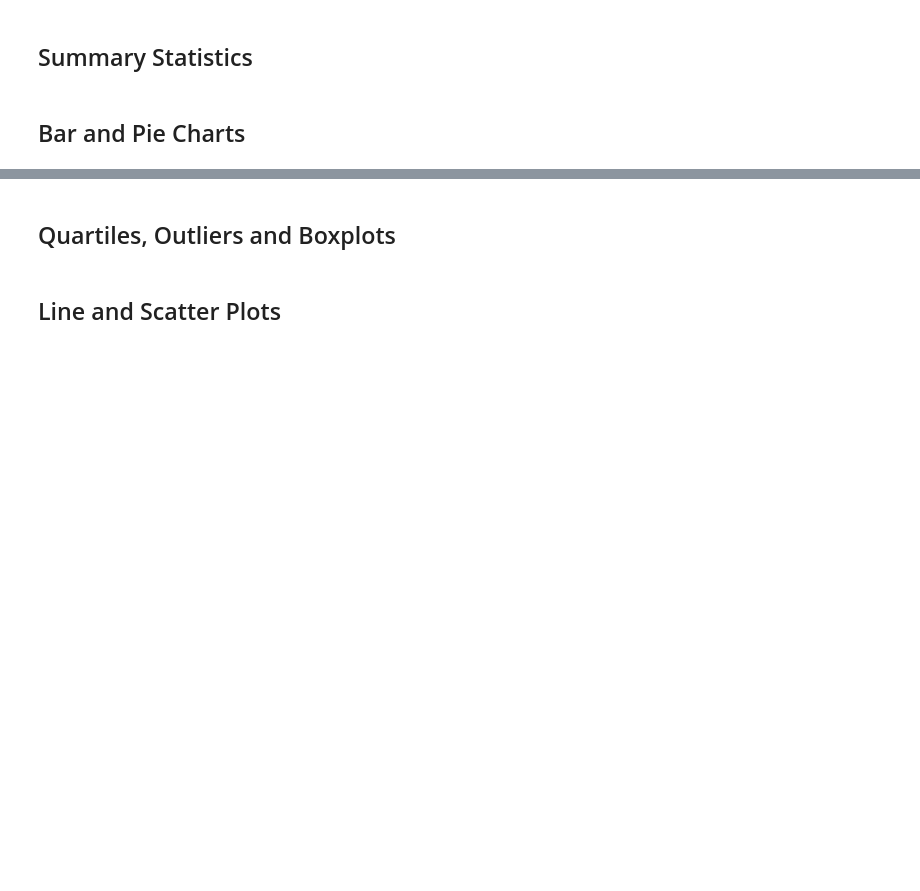
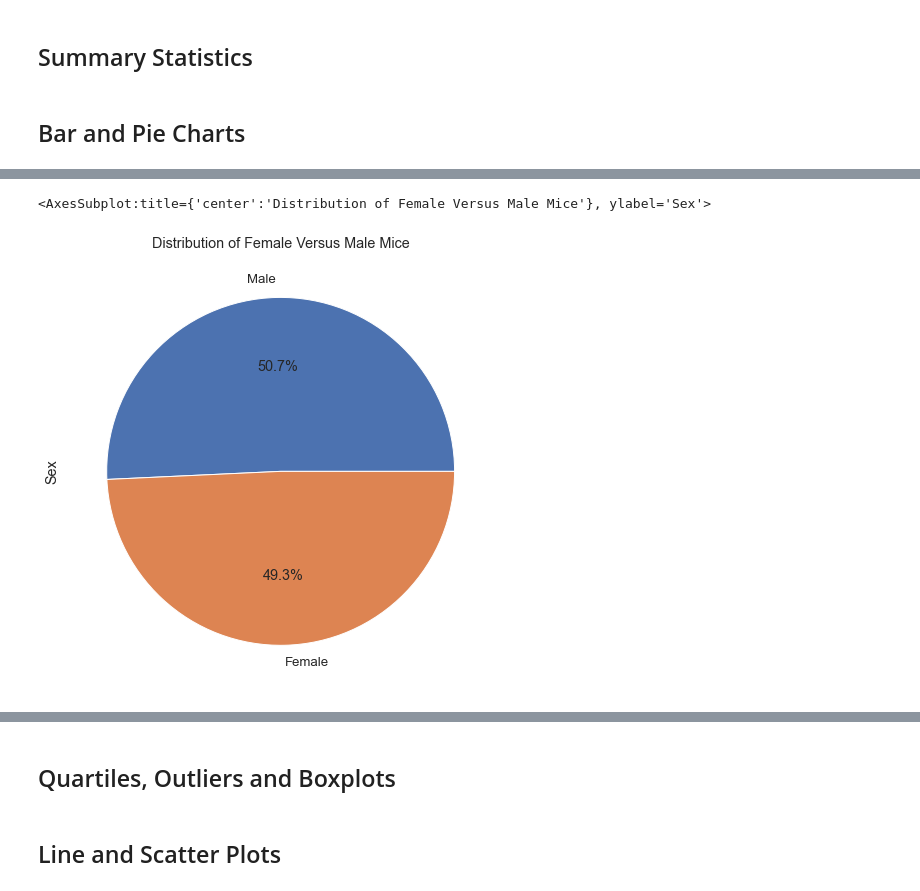
Before and after one commit to mbruns13/matplotlib-challenge, a Jupyter notebook: pymaceuticals_starter.ipynb, the cells around one changed output, grey strips where cells are left out. Saved outputs shown, nothing was run; the diff lists cells and outputs as text; code cells hidden in the pictures; blank space fills up the shorter version.

```diff
--- a/pymaceuticals_starter.ipynb
+++ b/pymaceuticals_starter.ipynb
@@ -110,2 +143,12 @@ df["Mouse ID"].nunique()
+# %%
+# counting number of mice labeled Male and Female
+sex_distr = clean_df.Sex.value_counts()
+# %%
+# Generate a pie plot showing the distribution of female versus male mice using Pandas
+
+sex_distr.plot.pie(labels=sex_distr.index, autopct="%1.1f%%", title="Distribution of Female Versus Male Mice")
+# %% [output]
+<AxesSubplot:title={'center':'Distribution of Female Versus Male Mice'}, ylabel='Sex'>
+[figure, added]
 # %%
 # Generate a pie plot showing the distribution of female versus male mice using pyplot
```
Also changed, not shown: parts of 18 cells of this notebook.
